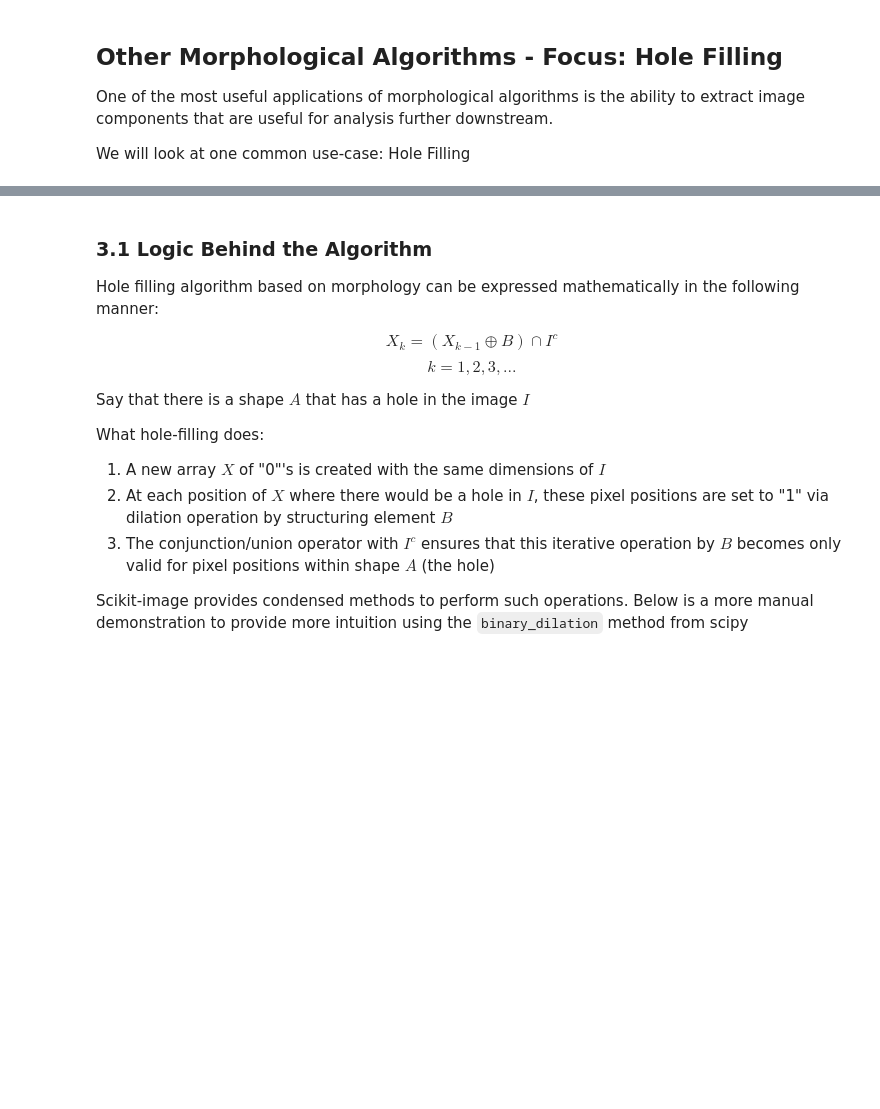
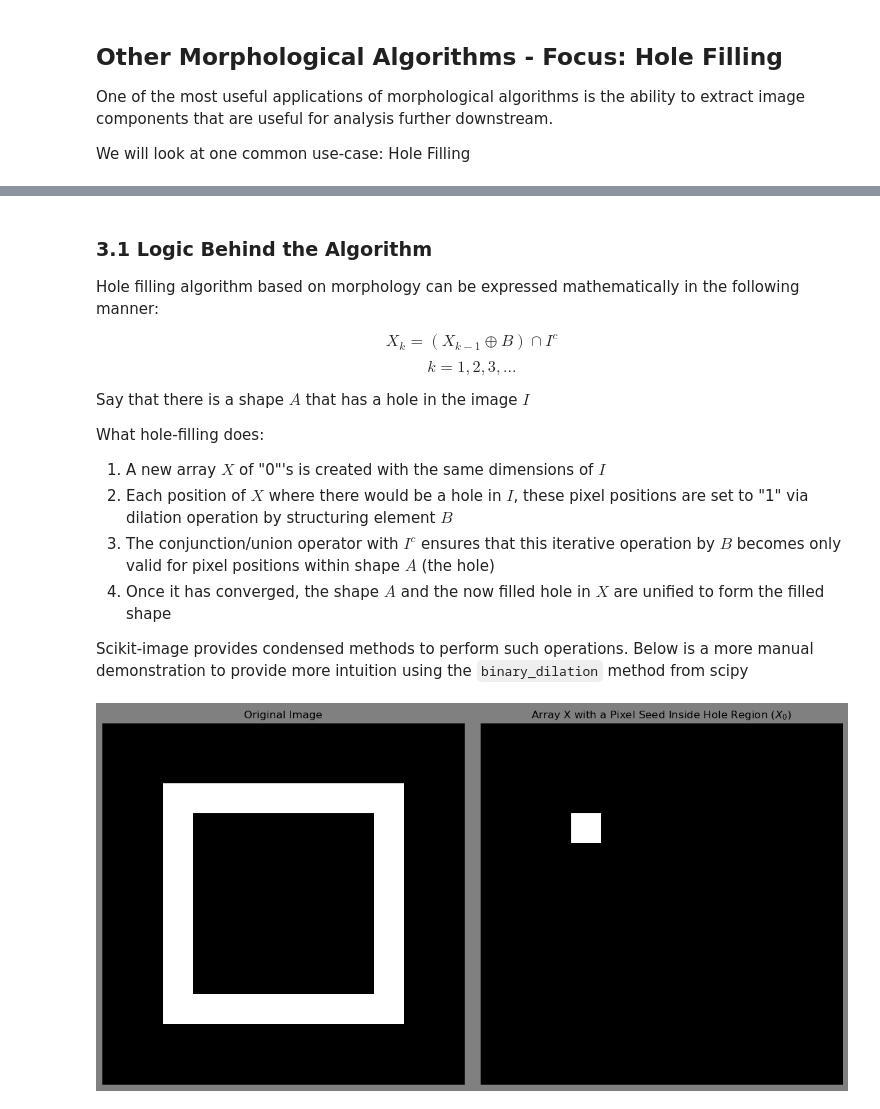
Before and after one commit to zionnpark/BME1462-group-project, a Jupyter notebook: presentation/part3_algorithms.ipynb, the cells around one changed output, grey strips where cells are left out. Drawn from its saved outputs; the diff is of its cells as text; code cells hidden in the pictures; blank space fills up the shorter version.

```diff
--- a/presentation/part3_algorithms.ipynb
+++ b/presentation/part3_algorithms.ipynb
@@ -26,7 +29,8 @@ Say that there is a shape $A$ that has a hole in the image $I$
 
 What hole-filling does:
 1. A new array $X$ of "0"'s is created with the same dimensions of $I$
-2. At each position of $X$ where there would be a hole in $I$, these pixel positions are set to "1" via dilation operation by structuring element $B$
+2. Each position of $X$ where there would be a hole in $I$, these pixel positions are set to "1" via dilation operation by structuring element $B$
 3. The conjunction/union operator with $I^c$ ensures that this iterative operation by $B$ becomes only valid for pixel positions within shape $A$ (the hole)
+4. Once it has converged, the shape $A$ and the now filled hole in $X$ are unified to form the filled shape
 
 Scikit-image provides condensed methods to perform such operations. Below is a more manual demonstration to provide more intuition using the `binary_dilation` method from scipy
@@ -57,0 +37,23 @@ def visuals(X_k, I_c, iteration, dilated= None):
+# %%
+# provided a basic binary image
+image = np.zeros((12,12)); image[2:10, 2:10] = True; image[3:9, 3:9] = False # building a binary image with hole
+
+X_array = np.zeros((12,12)); X_array[3,3] = True # X_array with a seed at X_0
+
+fig, ax = plt.subplots(1, 2, figsize=(12, 6))
+fig.set_facecolor('grey')
+
+# Plot the original image
+ax[0].imshow(image, cmap='Greys_r')
+ax[0].set_title("Original Image")
+ax[0].axis('off')
+
+# Plot the filtered image
+ax[1].imshow(X_array, cmap='Greys_r')
+ax[1].set_title("Array X with a Pixel Seed Inside Hole Region ($X_{0}$)")
+ax[1].axis('off')
+
+plt.tight_layout()
+plt.show()
+# %% [output]
+[figure, added]
```
Also changed, not shown: parts of 13 cells of this notebook.
